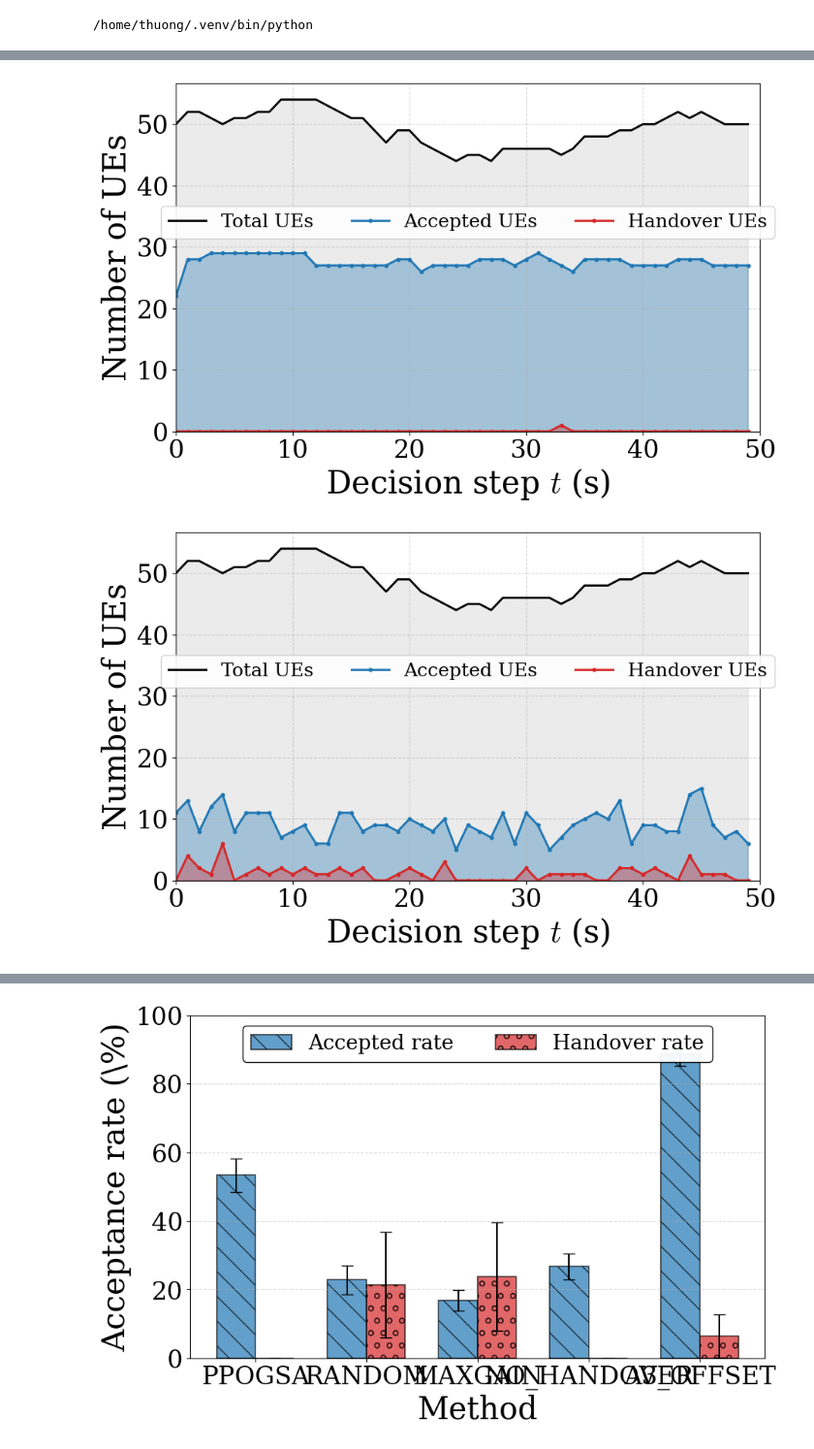
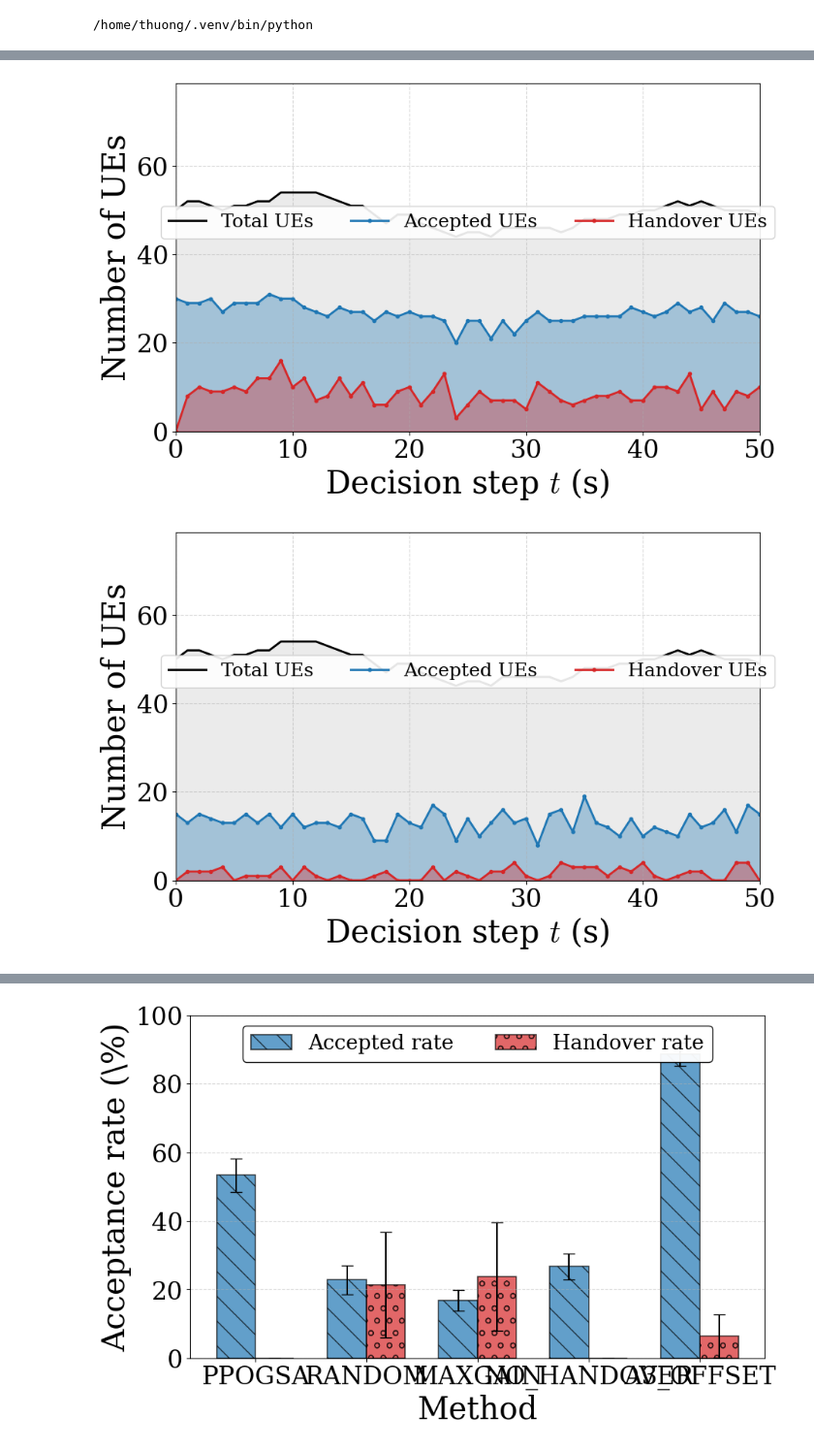
Before and after one commit to eouinht/HO_DATN, a Jupyter notebook: PPO_GSA_HO/plot.ipynb, the cells around one changed output, grey strips where cells are left out. Shown at 97% size. Saved outputs shown, nothing was run; the diff lists cells and outputs as text; code cells hidden in the pictures.

```diff
--- a/PPO_GSA_HO/plot.ipynb
+++ b/PPO_GSA_HO/plot.ipynb
@@ -184,7 +184,7 @@ enable_latex_font()
 # =========================
 # PATH
 # =========================
-root = Path("./results_evaluation/run_20260607_153753")
+root = Path("./results_evaluation/run_20260607_214211")
 out_dir = root / "figures"
 
 methods = ["PPOGSA", "RANDOM", "MAXGAIN", "NO_HANDOVER", "A3_OFFSET"]
@@ -288,7 +288,7 @@ enable_latex_font()
 # =========================
 # PATH
 # =========================
-root = Path("./results_evaluation/run_20260413_230901")
+root = Path("./results_evaluation/run_20260607_214211")
 out_dir = root / "figures"
 
 methods = ["PPOGSA", "RANDOM", "MAXGAIN", "NO_HANDOVER"]
@@ -381,32 +381,32 @@ for method in methods:
     ax.set_ylabel("Number of UEs")
 
     # set trục
     ax.set_xlim(0, 50)
     ax.set_ylim(bottom=0)
 
     ax.grid(True, linestyle="--", alpha=0.5)
 
     # =========================
     # LEGEND (đúng thứ tự)
     # =========================
     ax.legend(
         [line_total, line_accept, line_handover],
         ["Total UEs", "Accepted UEs", "Handover UEs"],
         loc="center",
         bbox_to_anchor=(0.5, 0.6),
         ncol=3,
         fontsize=18,
         frameon=True,
         facecolor="white",
         framealpha=0.9
     )
 
     plt.show()
 
     # =========================
     # SAVE
     # =========================
     _save(fig, out_dir, f"{method}_UE_metrics")
 # %% [output]
-[figure, old version]
+[figure, new version]
-[figure, old version]
+[figure, new version]
```
Also changed, not shown: parts of 4 cells of this notebook, 11 other files.
